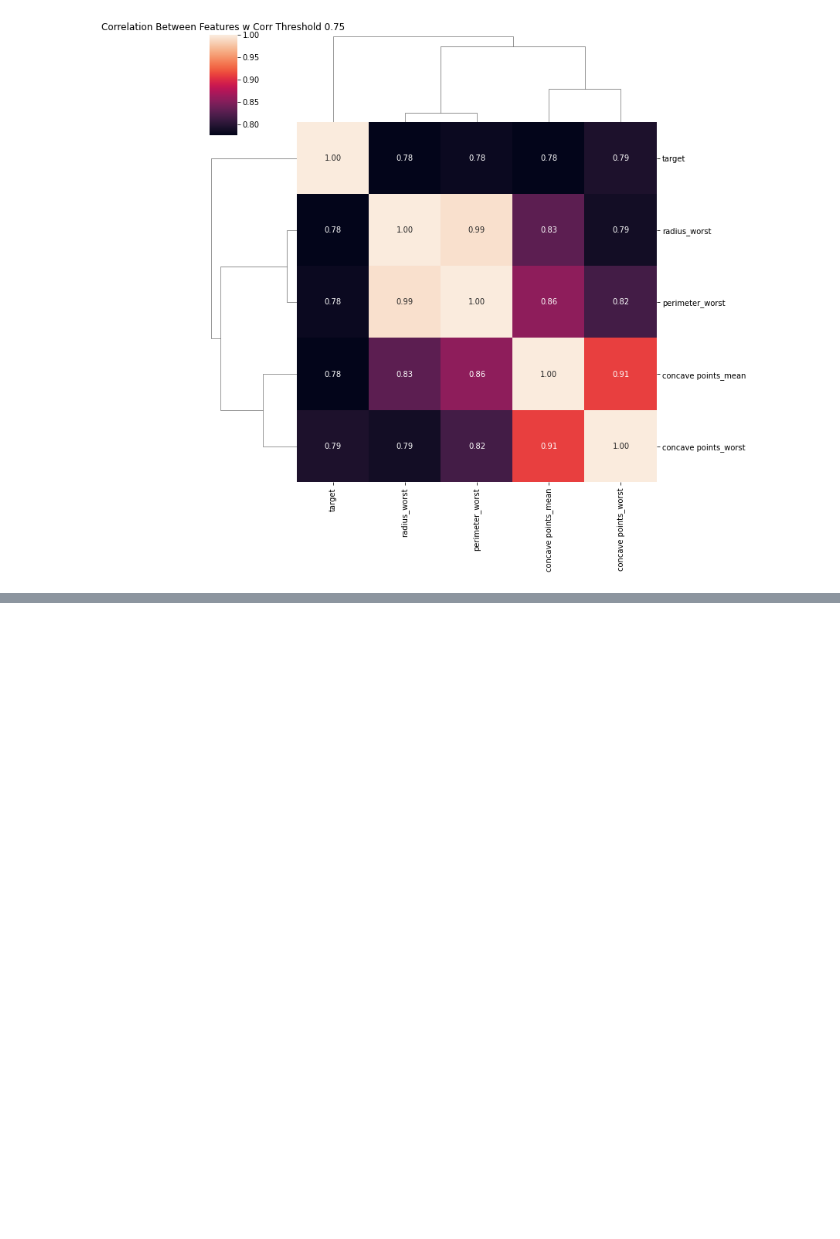
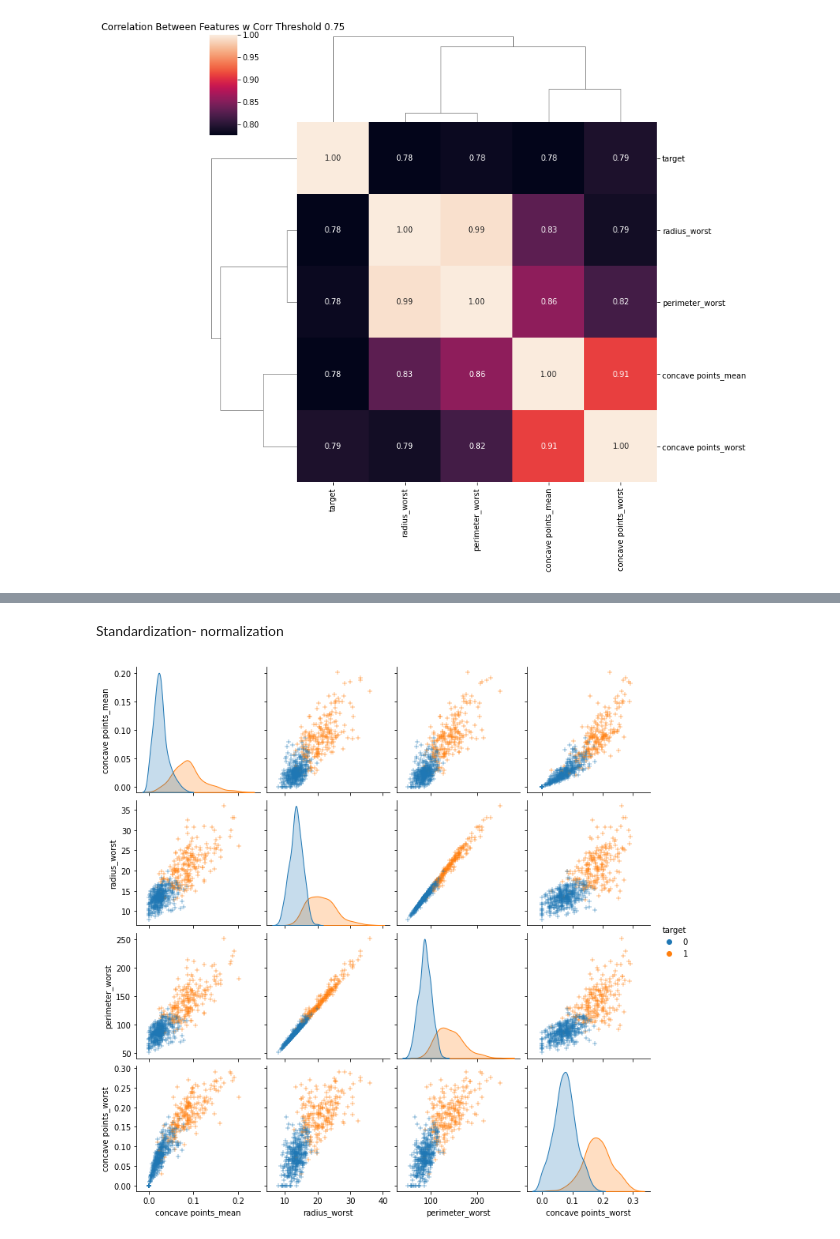
Before and after one commit to busrasari/Breast-Cancer-Detection-using-ML, a Jupyter notebook: Breast_Cancer.ipynb, the cells around one changed output, grey strips where cells are left out. Cells and saved outputs as stored; diff of their text form; code cells hidden in the pictures; blank space fills up the shorter version.

```diff
--- a/Breast_Cancer.ipynb
+++ b/Breast_Cancer.ipynb
@@ -135,0 +150,7 @@ Text(0.5, 1.0, 'Correlation Between Features w Corr Threshold 0.75')
+# %% [markdown]
+Standardization- normalization
+# %%
+sns.pairplot(data[corr_features], diag_kind="kde", markers= "+", hue = "target")
+plt.show()
+# %% [output]
+[figure, added]
```
Also changed, not shown: parts of 3 cells of this notebook.
